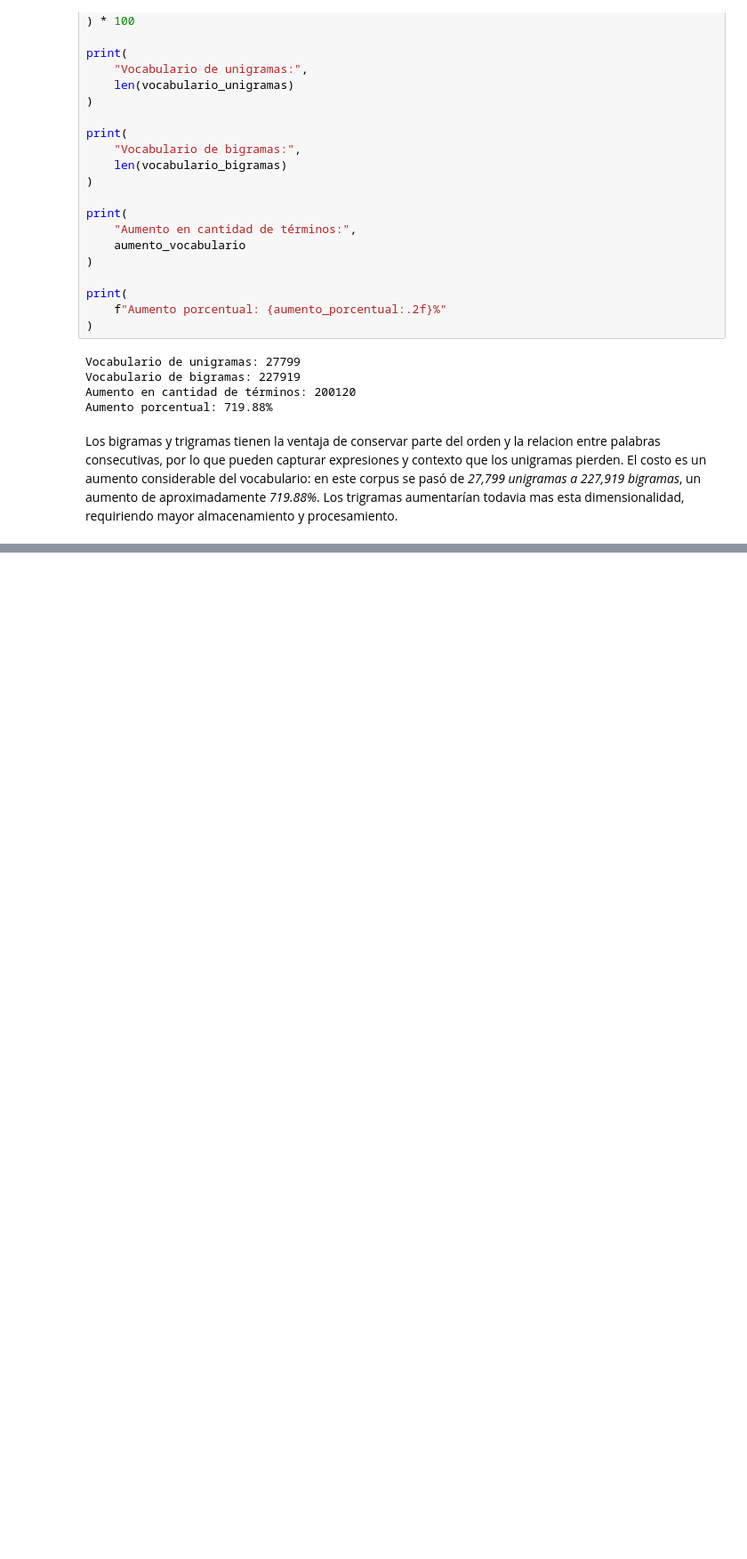
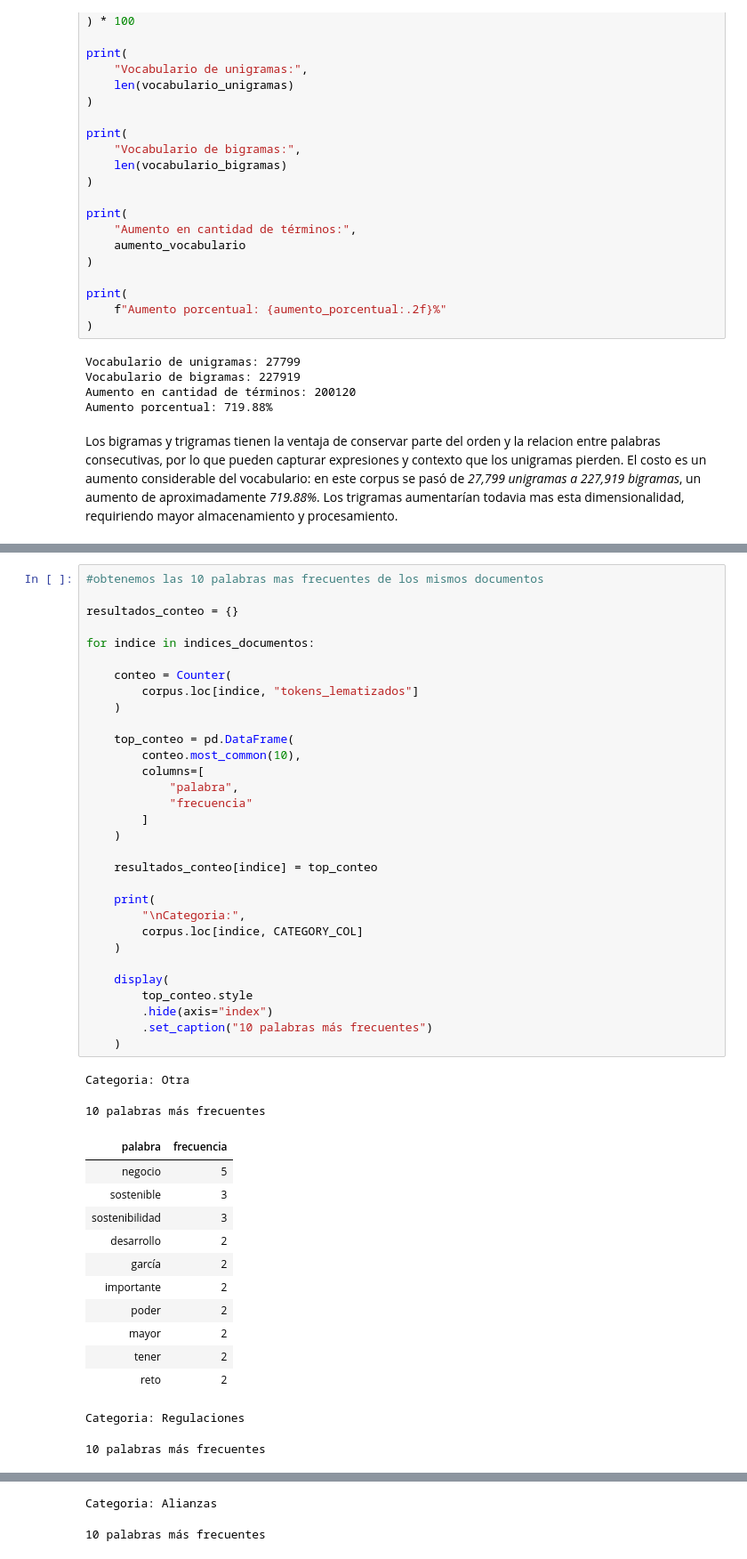
Before and after one commit to JuanDi37/Laboratorio-2, a Jupyter notebook: Laboratorio#2NLP.ipynb, the cells around one changed output, grey strips where cells are left out. Shown at 89% size. Saved outputs shown, nothing was run; the diff lists cells and outputs as text; blank space fills up the shorter version.

```diff
--- a/Laboratorio#2NLP.ipynb
+++ b/Laboratorio#2NLP.ipynb
@@ -603,0 +762,47 @@ Los bigramas y trigramas tienen la ventaja de conservar parte del orden y la rel
+# %%
+#obtenemos las 10 palabras mas frecuentes de los mismos documentos
+
+resultados_conteo = {}
+
+for indice in indices_documentos:
+
+    conteo = Counter(
+        corpus.loc[indice, "tokens_lematizados"]
+    )
+
+    top_conteo = pd.DataFrame(
+        conteo.most_common(10),
+        columns=[
+            "palabra",
+            "frecuencia"
+        ]
+    )
+
+    resultados_conteo[indice] = top_conteo
+
+    print(
+        "\nCategoria:",
+        corpus.loc[indice, CATEGORY_COL]
+    )
+
+    display(
+        top_conteo.style
+        .hide(axis="index")
+        .set_caption("10 palabras más frecuentes")
+    )
+# %% [output]
+Categoria: Otra
+10 palabras más frecuentes
+| palabra | frecuencia |
+| negocio | 5 |
+| sostenible | 3 |
+| sostenibilidad | 3 |
+| desarrollo | 2 |
+| garcía | 2 |
+| importante | 2 |
+| poder | 2 |
+| mayor | 2 |
+| tener | 2 |
+| reto | 2 |
+Categoria: Regulaciones
+10 palabras más frecuentes
@@ -603,0 +820,2 @@ Los bigramas y trigramas tienen la ventaja de conservar parte del orden y la rel
+Categoria: Alianzas
+10 palabras más frecuentes
```
Also changed, not shown: parts of 10 cells of this notebook.
